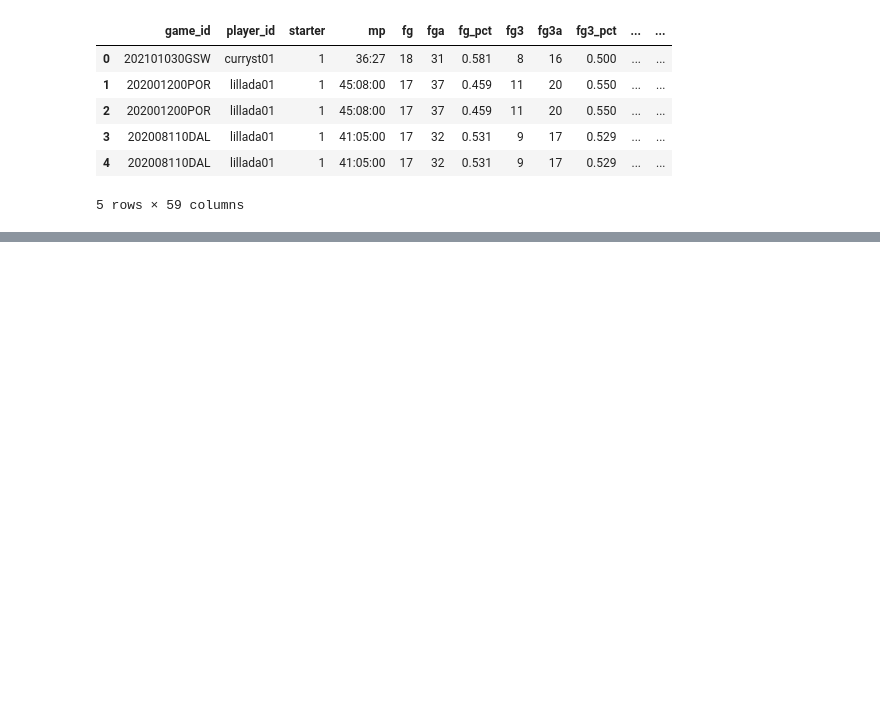
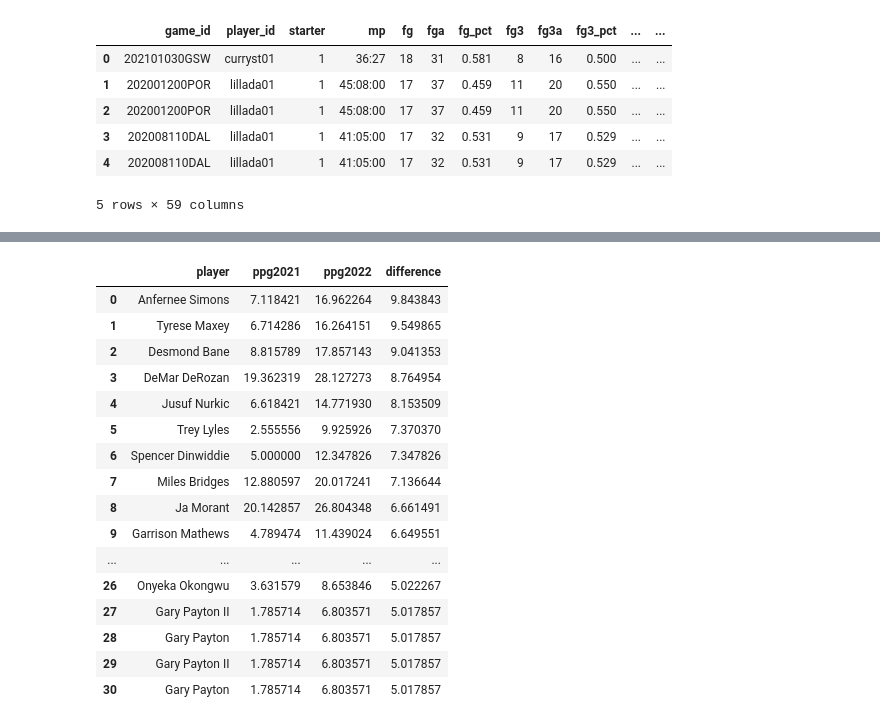
Before and after one commit to leek10/ds6001databases, a Jupyter notebook: nba_normalforms.ipynb, the cells around one changed output, grey strips where cells are left out. Drawn from its saved outputs; the diff is of its cells as text; code cells hidden in the pictures; blank space fills up the shorter version.

```diff
--- a/nba_normalforms.ipynb
+++ b/nba_normalforms.ipynb
@@ -282,0 +452,17 @@ pd.read_sql_query(myquery, con = engine)
+# %%
+myquery2022 = '''
+SELECT
+    p.player,
+    pg.player_id,
+    AVG(pg.pts) AS ppg2022
+    FROM player_game pg
+INNER JOIN games g
+    ON pg.game_id = g.game_id
+INNER JOIN players p
+    ON pg.player_id = p.player_id
+WHERE g.season = 2022
+GROUP BY p.player, pg.player_id
+ORDER BY ppg2022 DESC
+'''
+
+pd.read_sql_query(myquery2022, con = engine)
@@ -282,0 +483,33 @@ pd.read_sql_query(myquery, con = engine)
+# %%
+myquery = f'''
+SELECT
+    a.player,
+    b.ppg2021,
+    a.ppg2022,
+    (a.ppg2022 - b.ppg2021) AS difference
+    FROM ({myquery2022}) a
+INNER JOIN ({myquery2021}) b
+    ON a.player_id = b.player_id
+WHERE (a.ppg2022 - b.ppg2021) > 5
+ORDER BY difference DESC
+'''
+
+pd.read_sql_query(myquery, con = engine)
+# %% [output]
+|  | player | ppg2021 | ppg2022 | difference |
+| 0 | Anfernee Simons | 7.118421 | 16.962264 | 9.843843 |
+| 1 | Tyrese Maxey | 6.714286 | 16.264151 | 9.549865 |
+| 2 | Desmond Bane | 8.815789 | 17.857143 | 9.041353 |
+| 3 | DeMar DeRozan | 19.362319 | 28.127273 | 8.764954 |
+| 4 | Jusuf Nurkic | 6.618421 | 14.771930 | 8.153509 |
+| 5 | Trey Lyles | 2.555556 | 9.925926 | 7.370370 |
+| 6 | Spencer Dinwiddie | 5.000000 | 12.347826 | 7.347826 |
+| 7 | Miles Bridges | 12.880597 | 20.017241 | 7.136644 |
+| 8 | Ja Morant | 20.142857 | 26.804348 | 6.661491 |
+| 9 | Garrison Mathews | 4.789474 | 11.439024 | 6.649551 |
+| ... | ... | ... | ... | ... |
+| 26 | Onyeka Okongwu | 3.631579 | 8.653846 | 5.022267 |
+| 27 | Gary Payton II | 1.785714 | 6.803571 | 5.017857 |
+| 28 | Gary Payton | 1.785714 | 6.803571 | 5.017857 |
+| 29 | Gary Payton II | 1.785714 | 6.803571 | 5.017857 |
+| 30 | Gary Payton | 1.785714 | 6.803571 | 5.017857 |
```
Also changed, not shown: parts of 9 cells of this notebook.
